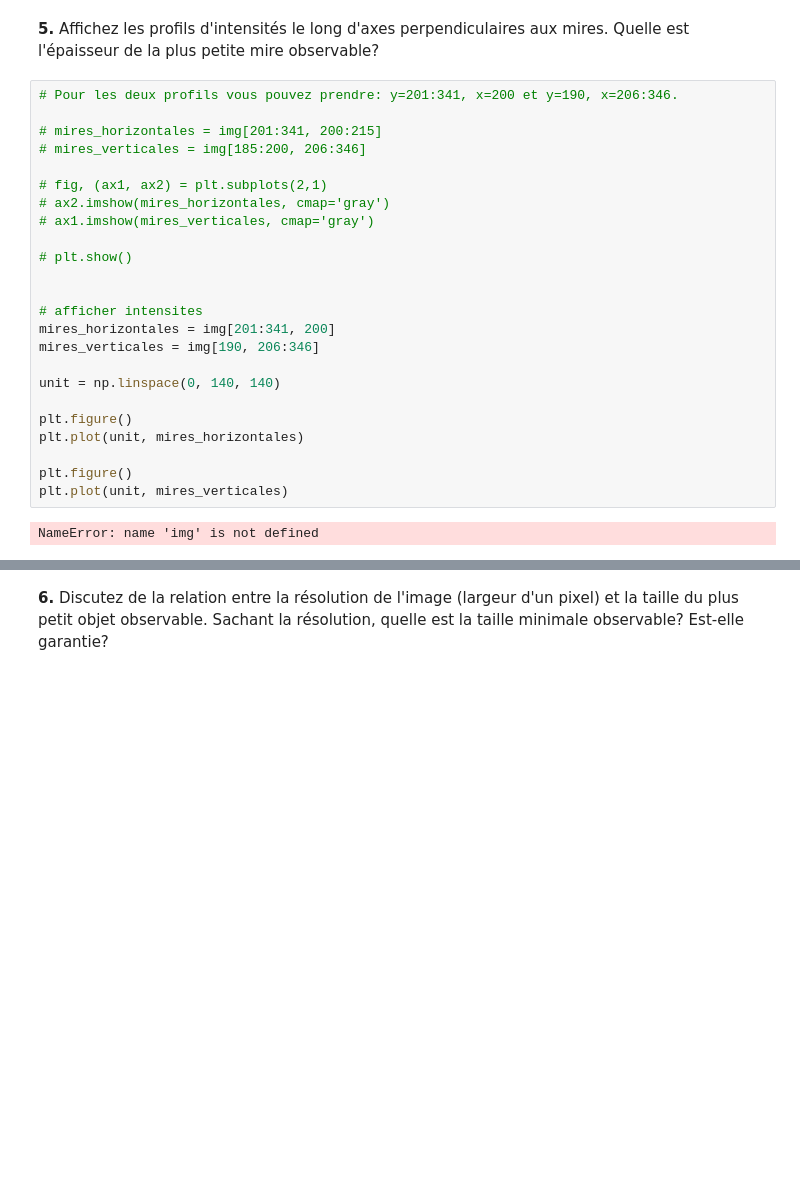
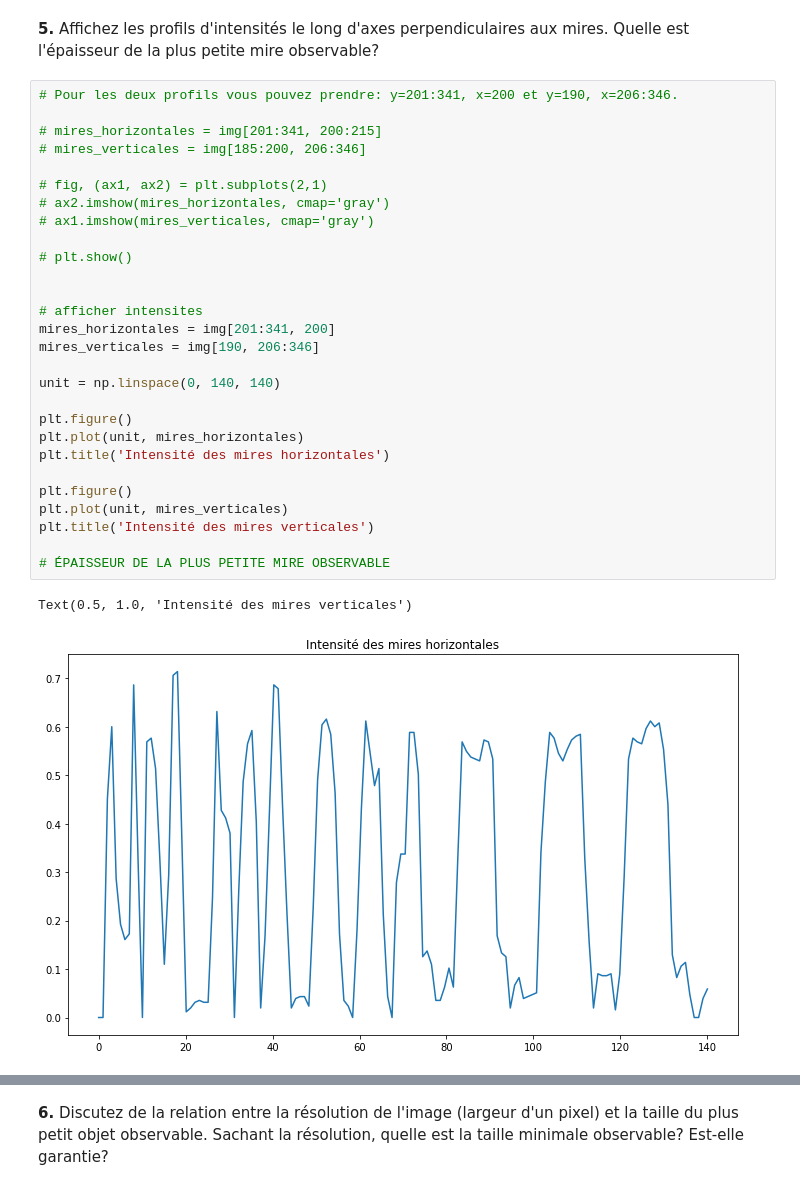
Before and after one commit to shuaisong9/Traitement_TP1, a Jupyter notebook: TP1/code/tp1_seance1.ipynb, the cells around one changed output, grey strips where cells are left out. Saved outputs shown, nothing was run; the diff lists cells and outputs as text; blank space fills up the shorter version.

```diff
--- a/TP1/code/tp1_seance1.ipynb
+++ b/TP1/code/tp1_seance1.ipynb
@@ -89,26 +91,31 @@ ax3.imshow(img_copy)
 # %%
 # Pour les deux profils vous pouvez prendre: y=201:341, x=200 et y=190, x=206:346.
 
 # mires_horizontales = img[201:341, 200:215]
 # mires_verticales = img[185:200, 206:346]
 
 # fig, (ax1, ax2) = plt.subplots(2,1)
 # ax2.imshow(mires_horizontales, cmap='gray')
 # ax1.imshow(mires_verticales, cmap='gray')
 
 # plt.show()
 
 
 # afficher intensites
 mires_horizontales = img[201:341, 200]
 mires_verticales = img[190, 206:346]
 
 unit = np.linspace(0, 140, 140)
 
 plt.figure()
 plt.plot(unit, mires_horizontales)
+plt.title('Intensité des mires horizontales')
 
 plt.figure()
 plt.plot(unit, mires_verticales)
+plt.title('Intensité des mires verticales')
+
+# ÉPAISSEUR DE LA PLUS PETITE MIRE OBSERVABLE
 # %% [output]
-NameError: name 'img' is not defined
+Text(0.5, 1.0, 'Intensité des mires verticales')
+[figure, added]
```
Also changed, not shown: parts of 10 cells of this notebook.
